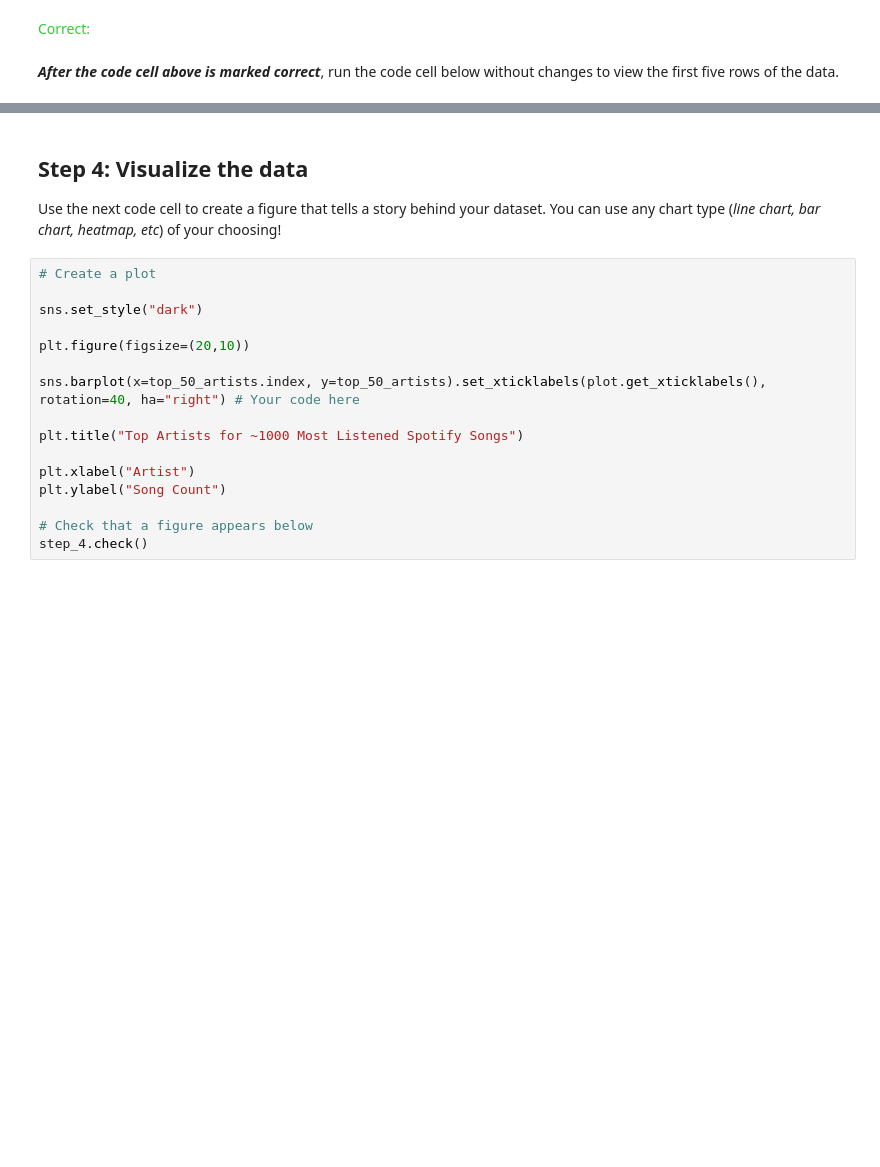
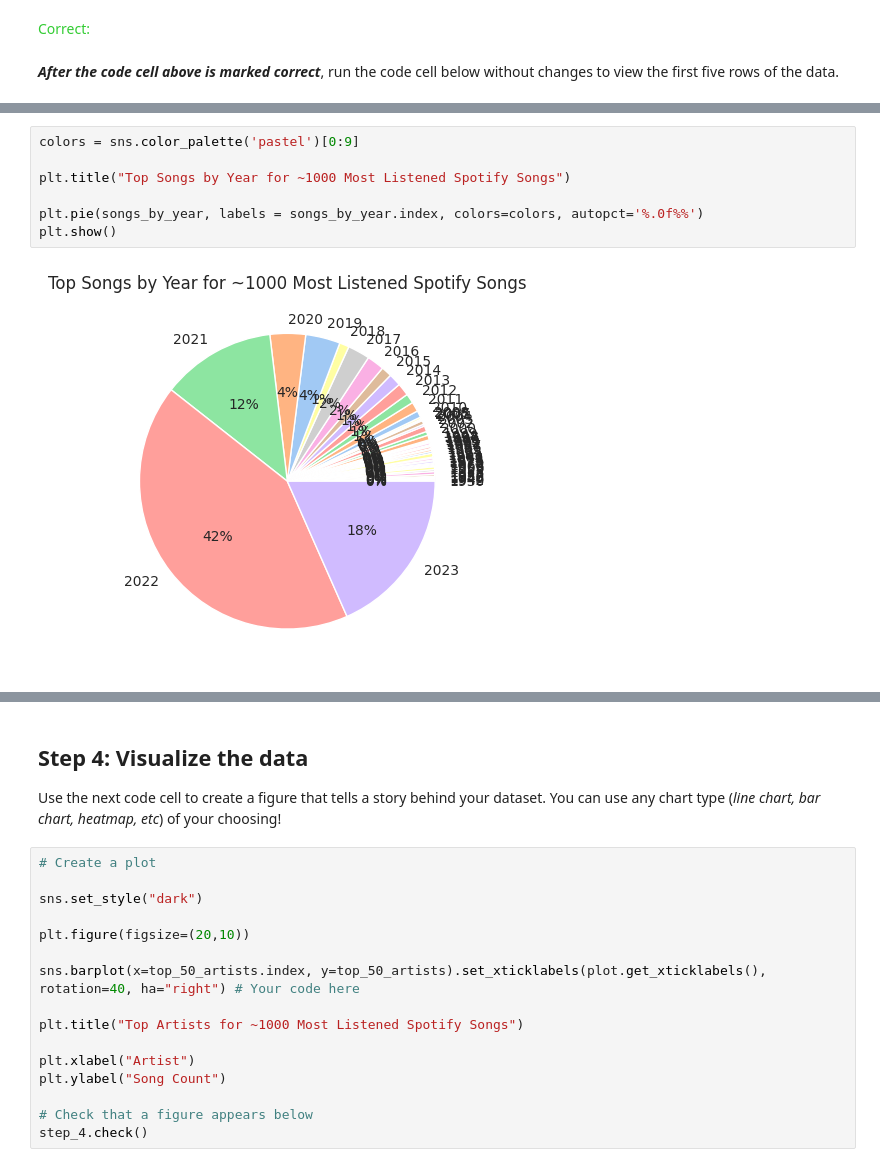
Before and after one commit to mtalirfan/Kaggle-Learn, a Jupyter notebook: 6 Data Visualization/7 Final Project.ipynb, the cells around one changed output, grey strips where cells are left out. Saved outputs shown, nothing was run; the diff lists cells and outputs as text; blank space fills up the shorter version.

```diff
--- a/6 Data Visualization/7 Final Project.ipynb
+++ b/6 Data Visualization/7 Final Project.ipynb
@@ -131,0 +163,9 @@ dtype: int64
+# %%
+colors = sns.color_palette('pastel')[0:9]
+
+plt.title("Top Songs by Year for ~1000 Most Listened Spotify Songs")
+
+plt.pie(songs_by_year, labels = songs_by_year.index, colors=colors, autopct='%.0f%%')
+plt.show()
+# %% [output]
+[figure, added]
```
Also changed, not shown: parts of 4 cells of this notebook.
